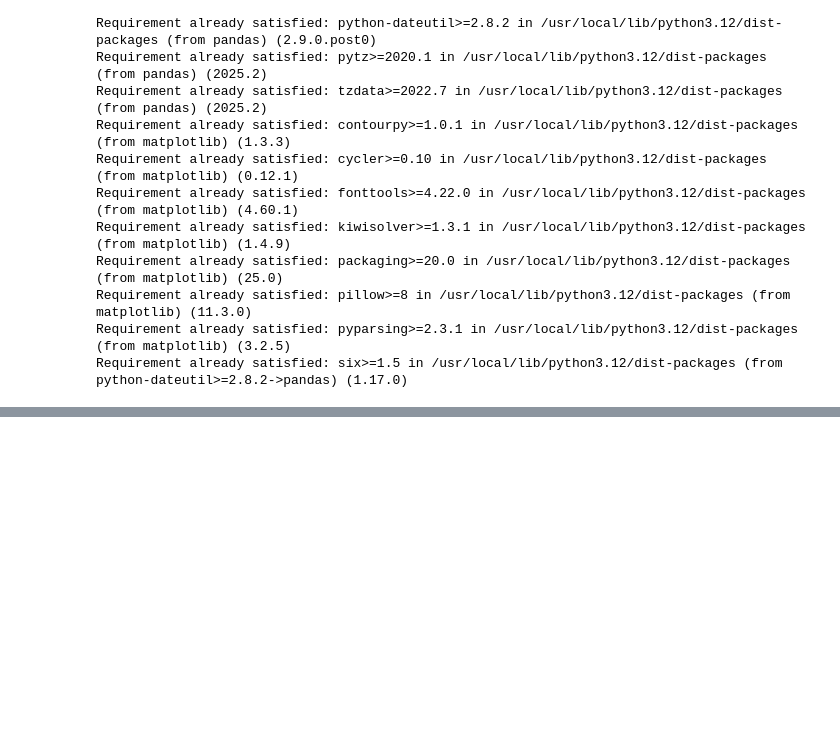
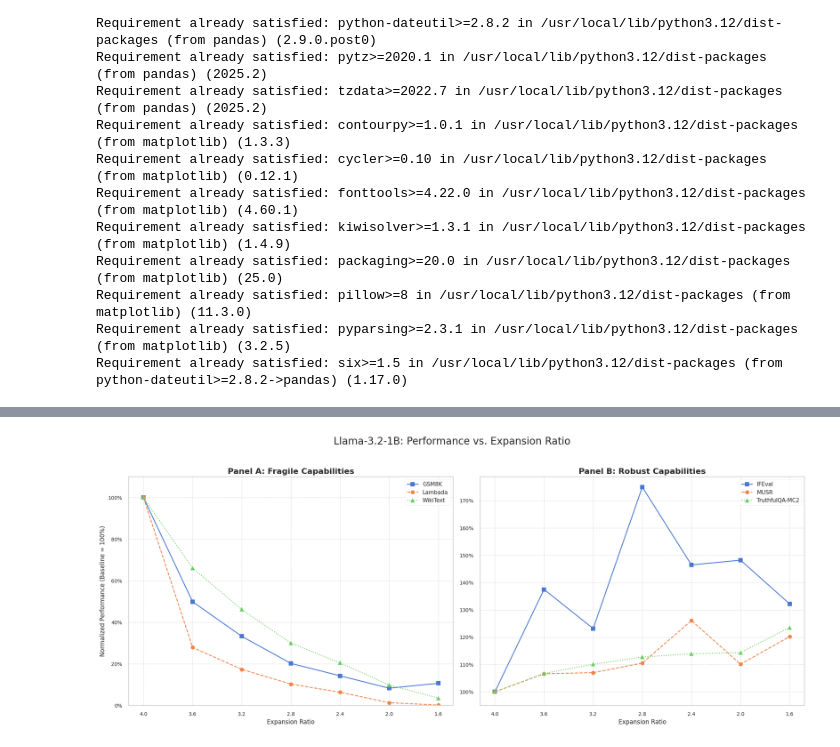
Before and after one commit to peremartra/llama-glu-expansion-pruning, a Jupyter notebook: notebooks/04_Paper_Graphics.ipynb, the cells around one changed output, grey strips where cells are left out. Cells and saved outputs as stored; diff of their text form; code cells hidden in the pictures; blank space fills up the shorter version.

Commit message:
Charts until section 5

```diff
--- a/notebooks/04_Paper_Graphics.ipynb
+++ b/notebooks/04_Paper_Graphics.ipynb
@@ -97,0 +105,95 @@ This section focuses on our core hypothesis. By plotting normalized scores, we c
+# %%
+import pandas as pd
+import matplotlib.pyplot as plt
+import matplotlib.ticker as mtick
+
+# --- 1. Setup ---
+plt.style.use('seaborn-v0_8-notebook')
+metrics_to_extract = {
+    'GSM8K': ('gsm8k', 'exact_match,strict-match', 'higher_is_better'),
+    'Lambada': ('lambada_openai', 'perplexity', 'lower_is_better'),
+    'WikiText': ('wikitext', 'word_perplexity,none', 'lower_is_better'),
+    'IFEval': ('ifeval', 'prompt_level_strict_acc,none', 'higher_is_better'),
+    'MUSR': ('leaderboard_musr', 'acc_norm,none', 'higher_is_better'),
+    'TruthfulQA-MC2': ('truthfulqa_mc2', 'accuracy', 'higher_is_better'),
+}
+
+# --- 2. Data Extraction and Transformation (1B) ---
+if 'models_data' in locals() and '1B' in models_data:
+    processed_data = []
+    for model_name, model_data in models_data['1B'].items():
+        row = {
+            'model_name': model_name,
+            'pruning_pct': model_data['pruning_pct'],
+            'expansion_rate': model_data['expansion_rate']
+        }
+        for label, (bench, key, mtype) in metrics_to_extract.items():
+            try:
+                row[label] = model_data['results'][bench][key]
+            except KeyError:
+                row[label] = None
+        processed_data.append(row)
+
+    df = pd.DataFrame(processed_data)
+    df = df.sort_values(by='pruning_pct').reset_index(drop=True)
+
+    # *** CHANGE: Get the exact expansion rates for the X-axis ***
+    x_ticks = df['expansion_rate'].tolist()
+
+    # --- 3. Normalization ---
+    baseline = df.iloc[0]
+    for label, (bench, key, mtype) in metrics_to_extract.items():
+        norm_col = f"{label}_norm"
+        baseline_val = baseline[label]
+        if mtype == 'higher_is_better':
+            df[norm_col] = (df[label] / baseline_val) * 100
+        elif mtype == 'lower_is_better':
+            df[norm_col] = (baseline_val / df[label]) * 100
+
+    # --- 4. Plotting (UPDATED for 1B) ---
+    fig, (ax1, ax2) = plt.subplots(1, 2, figsize=(20, 8), sharey=False)
+
+    # --- Panel A: Fragile Capabilities ---
+    panel_a_metrics = {'GSM8K': ('GSM8K_norm', 's-'), 'Lambada': ('Lambada_norm', 'o--'), 'WikiText': ('WikiText_norm', '^:')}
+    for label, (col, style) in panel_a_metrics.items():
+        ax1.plot(df['expansion_rate'], df[col], style, label=label, markersize=8)
+    ax1.set_title('Panel A: Fragile Capabilities', fontsize=16, fontweight='bold')
+    ax1.set_xlabel('Expansion Ratio', fontsize=12)
+    ax1.set_ylabel('Normalized Performance (Baseline = 100%)', fontsize=12)
+    ax1.legend(fontsize=11)
+    ax1.grid(True, linestyle='--', alpha=0.6)
+    ax1.invert_xaxis()
+
+    # *** CHANGE: Set exact X-axis ticks ***
+    ax1.set_xticks(x_ticks)
+
+    ax1.set_ylim(0, 110)
+    ax1.yaxis.set_major_formatter(mtick.PercentFormatter(xmax=100.0))
+
+    # --- Panel B: Robust Capabilities ---
+    panel_b_metrics = {'IFEval': ('IFEval_norm', 's-'), 'MUSR': ('MUSR_norm', 'o--'), 'TruthfulQA-MC2': ('TruthfulQA-MC2_norm', '^:')}
+    for label, (col, style) in panel_b_metrics.items():
+        ax2.plot(df['expansion_rate'], df[col], style, label=label, markersize=8)
+
+    #ax2.axhline(y=100, color='red', linestyle='--', label='Baseline Performance') # Baseline line
+
+    ax2.set_title('Panel B: Robust Capabilities', fontsize=16, fontweight='bold')
+    ax2.set_xlabel('Expansion Ratio', fontsize=12)
+    ax2.legend(fontsize=11)
+    ax2.grid(True, linestyle='--', alpha=0.6)
+    ax2.invert_xaxis()
+
+    # *** CHANGE: Set exact X-axis ticks ***
+    ax2.set_xticks(x_ticks)
+
+    ax2.set_ylim(bottom=95)
+    ax2.yaxis.set_major_formatter(mtick.PercentFormatter(xmax=100.0))
+
+    # --- Global Plot Settings ---
+    fig.suptitle('Llama-3.2-1B: Performance vs. Expansion Ratio', fontsize=20, y=1.03)
+    plt.tight_layout()
+    plt.show()
+else:
+    print("ERROR: 'models_data' variable not found or does not contain '1B' key.")
+# %% [output]
+[figure, added]
```
Also changed, not shown: parts of 6 cells of this notebook.
